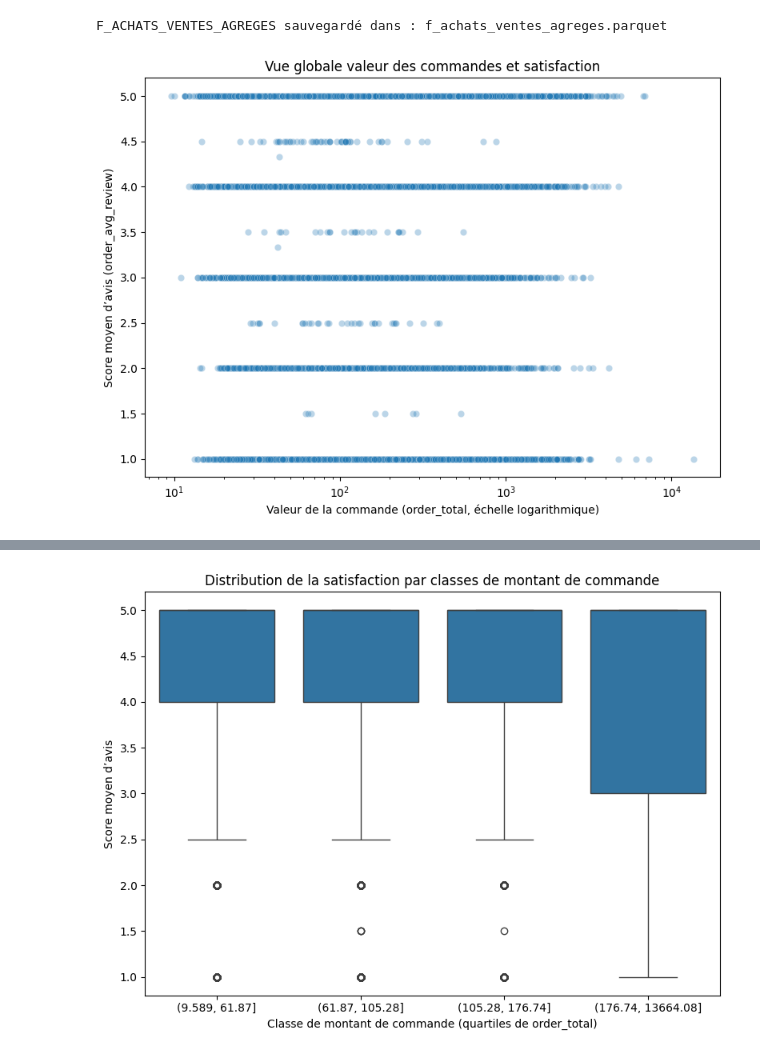
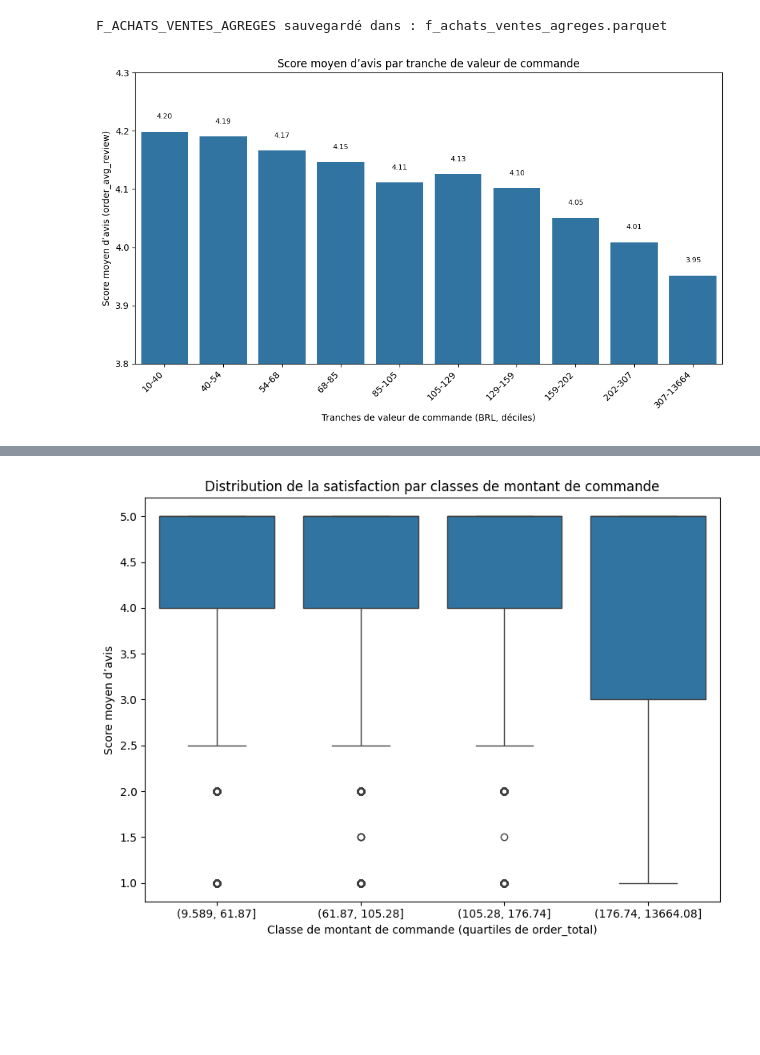
Before and after one commit to QuentinDoniczka/dataframe, a Jupyter notebook: script/3_achat_vente_analyse_1_DONICZKA_Quentin.ipynb, the cells around one changed output, grey strips where cells are left out. Cells and saved outputs as stored; diff of their text form; code cells hidden in the pictures; blank space fills up the shorter version.

```diff
--- a/script/3_achat_vente_analyse_1_DONICZKA_Quentin.ipynb
+++ b/script/3_achat_vente_analyse_1_DONICZKA_Quentin.ipynb
@@ -261,27 +261,69 @@ F_ACHATS_VENTES_AGREGES sauvegardé dans : f_achats_ventes_agreges.parquet
 # quand on passe des petites commandes simples aux grosses commandes complexes,
 # surtout pour certains statuts (livraisons en retard, commandes annulées).
 # %%
-# 1 Vue globale valeur des commandes et satisfaction (order_total vs order_avg_review)
-#préparation
+# 1A Vue globale valeur des commandes et satisfaction (barplot des moyennes)
+# préparation
 orders_level = (
     F_ACHATS_VENTES_AGREGES
     .dropna(subset=["order_total", "order_avg_review"])
     .drop_duplicates("order_id")
 )
 orders_level = orders_level[orders_level["order_total"] > 0]
-#affichage
-plt.figure(figsize=(8, 6))
-sns.scatterplot(
-    data=orders_level,
-    x="order_total",
-    y="order_avg_review",
-    alpha=0.3
+
+# Binning de la valeur de commande en déciles
+orders_level["order_total_bin"] = pd.qcut(
+    orders_level["order_total"],
+    q=10,
+    duplicates="drop"
 )
-plt.xscale("log")
-plt.xlabel("Valeur de la commande (order_total, échelle logarithmique)")
+
+# Agrégat par décile
+mean_reviews = (
+    orders_level
+    .groupby("order_total_bin", observed=True)["order_avg_review"]
+    .agg(["mean", "count"])
+    .reset_index()
+)
+
+# Label lisible pour l’axe des x (bornes min/max arrondies)
+mean_reviews["order_total_bin_label"] = mean_reviews["order_total_bin"].apply(
+    lambda x: f"{x.left:.0f}-{x.right:.0f}"
+)
+
+# Ordre des labels selon les intervalles croissants
+order_labels = (
+    mean_reviews
+    .sort_values("order_total_bin")["order_total_bin_label"]
+    .tolist()
+)
+
+plt.figure(figsize=(10, 6))
+ax = sns.barplot(
+    data=mean_reviews,
+    x="order_total_bin_label",
+    y="mean",
+    errorbar=None,
+    order=order_labels
+)
+plt.xlabel("Tranches de valeur de commande (BRL, déciles)")
 plt.ylabel("Score moyen d’avis (order_avg_review)")
-plt.title("Vue globale valeur des commandes et satisfaction")
+plt.title("Score moyen d’avis par tranche de valeur de commande")
+plt.xticks(rotation=45, ha="right")
+
+# Labels sur les barres
+for p in ax.patches:
+    height = p.get_height()
+    ax.text(
+        p.get_x() + p.get_width() / 2,
+        height + 0.02,
+        f"{height:.2f}",
+        ha="center",
+        va="bottom",
+        fontsize=8
+    )
+
+plt.ylim(3.8, 4.3)  # optionnel : zoom sur la plage utile
 plt.tight_layout()
 plt.show()
 # %% [output]
-[figure, old version]
+[figure, new version]
```
Also changed, not shown: parts of 2 cells of this notebook, 1 other file.
